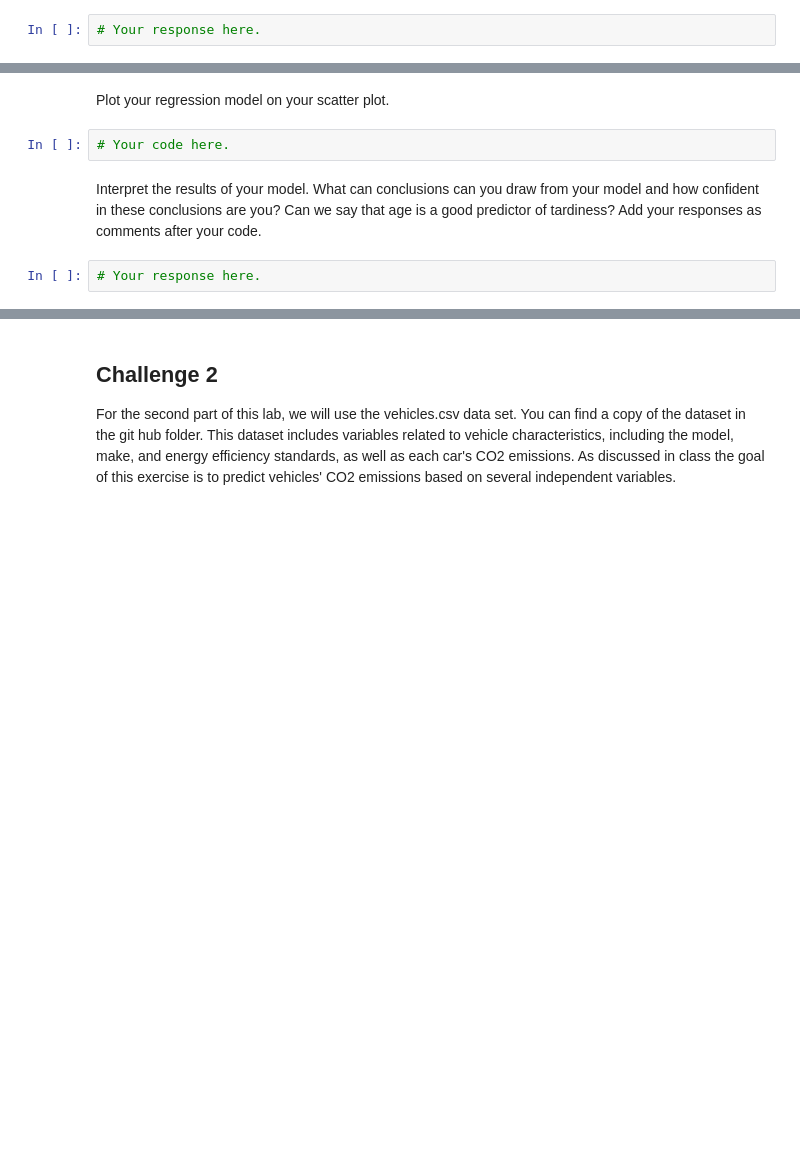
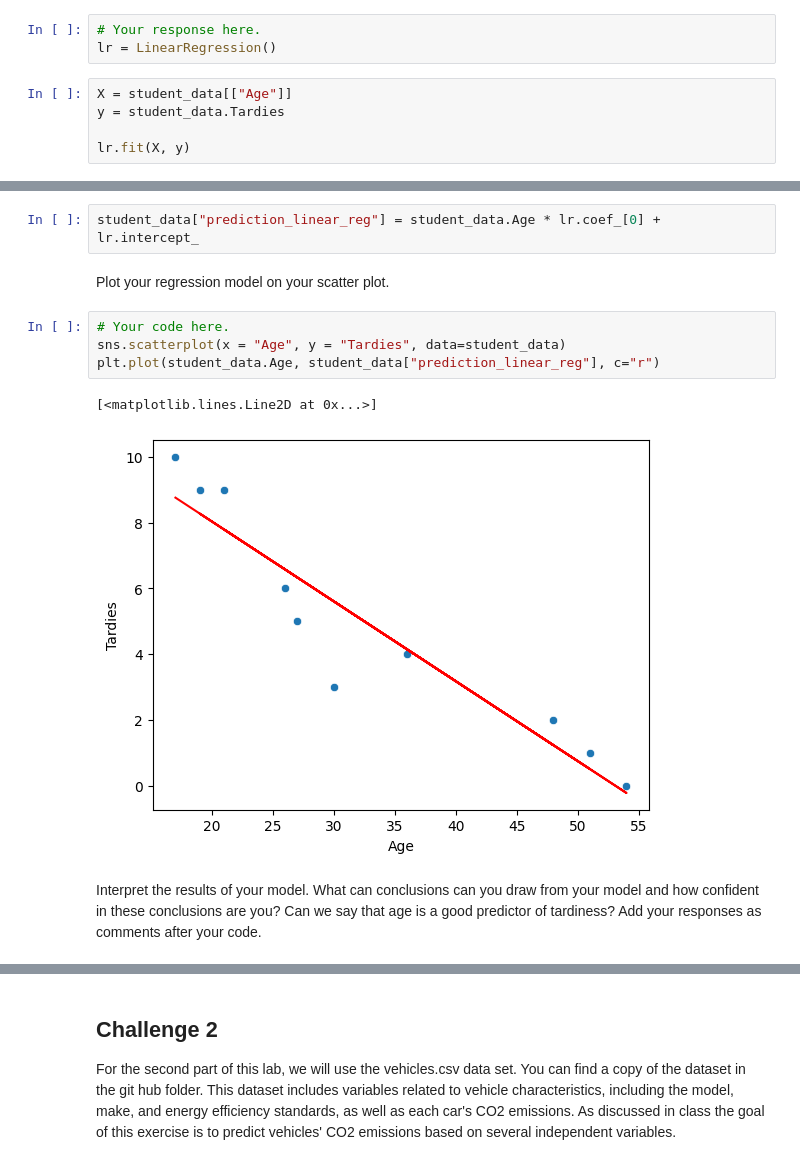
Before and after one commit to Ironhack-data-bcn-oct-2023/lab-regression-analysis, a Jupyter notebook: your-code.ipynb, the cells around one changed output, grey strips where cells are left out. Saved outputs shown, nothing was run; the diff lists cells and outputs as text; blank space fills up the shorter version.

```diff
--- a/your-code.ipynb
+++ b/your-code.ipynb
@@ -46,3 +75,9 @@ Calculate the covariance and correlation of the variables in your plot. What is
 Build a regression model for this data. What will be your outcome variable? What type of regression are you using? Add your responses as comments after your code.
 # %%
 # Your response here.
+lr = LinearRegression()
+# %%
+X = student_data[["Age"]]
+y = student_data.Tardies
+
+lr.fit(X, y)
@@ -49,8 +94,13 @@ Build a regression model for this data. What will be your outcome variable? What
+# %%
+student_data["prediction_linear_reg"] = student_data.Age * lr.coef_[0] + lr.intercept_
 # %% [markdown]
 Plot your regression model on your scatter plot.
-# %%
-# Your code here.
+# %%
+# Your code here.
+sns.scatterplot(x = "Age", y = "Tardies", data=student_data)
+plt.plot(student_data.Age, student_data["prediction_linear_reg"], c="r")
+# %% [output]
+[<matplotlib.lines.Line2D at 0x...>]
+[figure, added]
 # %% [markdown]
 Interpret the results of your model. What can conclusions can you draw from your model and how confident in these conclusions are you? Can we say that age is a good predictor of tardiness? Add your responses as comments after your code.
-# %%
-# Your response here.
```
Also changed, not shown: parts of 30 cells of this notebook.
